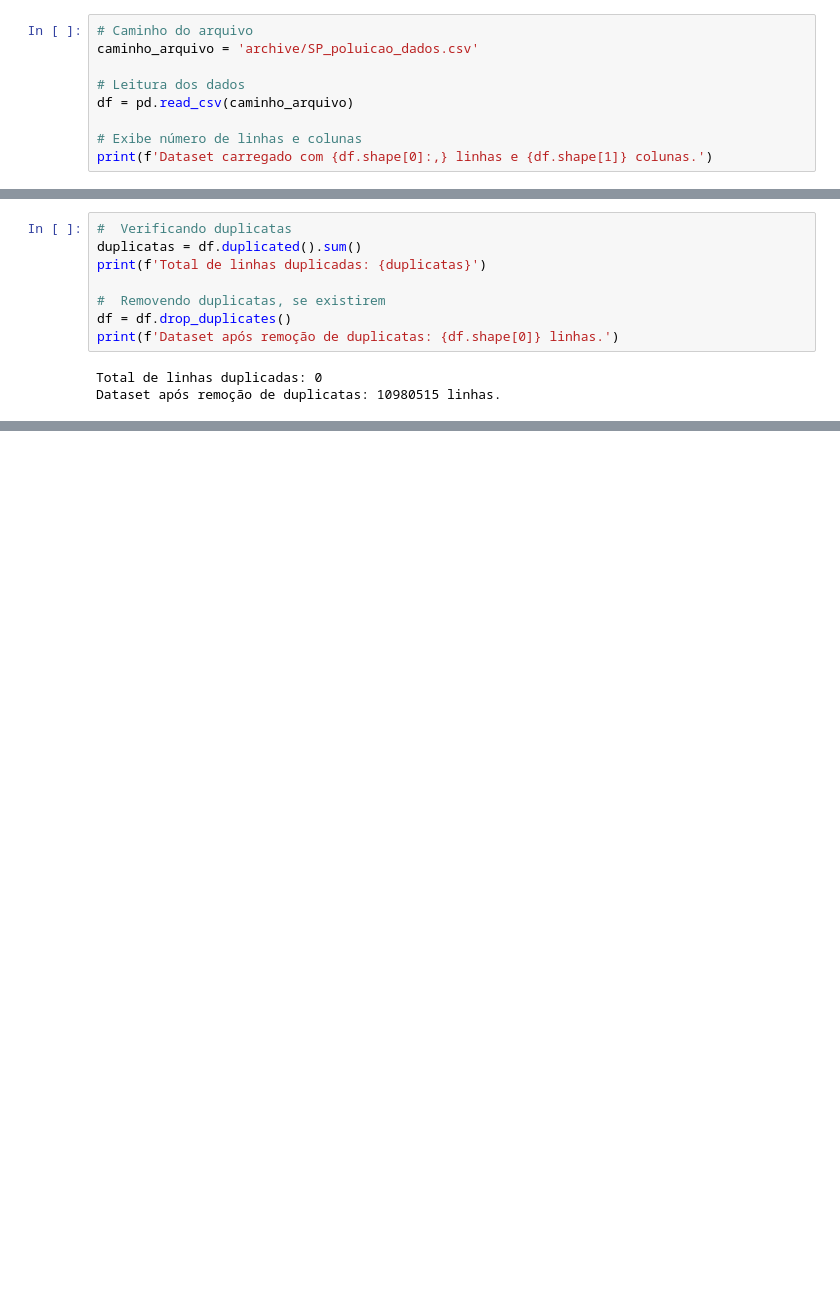
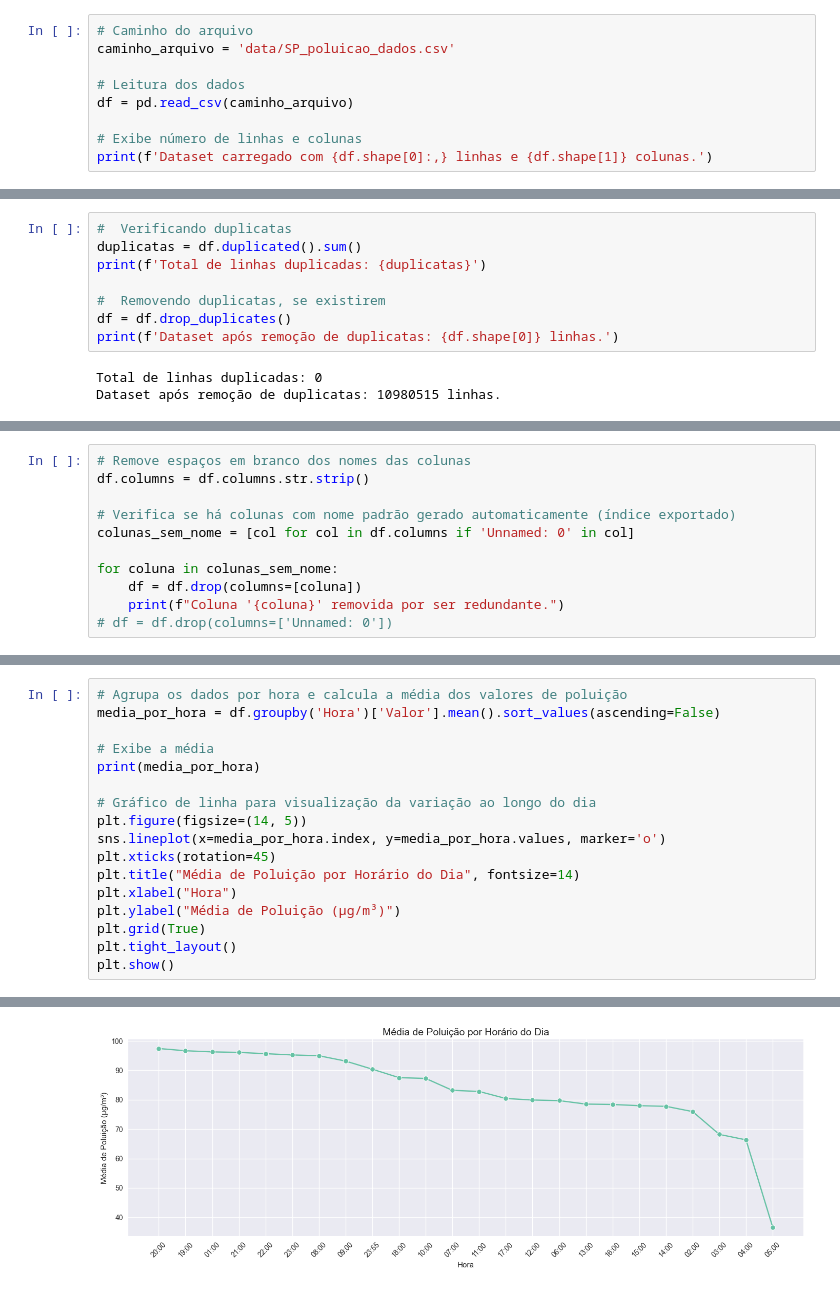
Before and after one commit to Jackson-Ramos/218606---ELABORAR-RELAT-RIO-ANAL-TICO-DE-DATA-SCIENCE, a Jupyter notebook: poluicao.ipynb, the cells around one changed output, grey strips where cells are left out. Saved outputs shown, nothing was run; the diff lists cells and outputs as text; blank space fills up the shorter version.

```diff
--- a/poluicao.ipynb
+++ b/poluicao.ipynb
@@ -63,6 +74,6 @@ Aqui carregamos o arquivo CSV diretamente da pasta.
 # %%
 # Caminho do arquivo
-caminho_arquivo = 'archive/SP_poluicao_dados.csv'
+caminho_arquivo = 'data/SP_poluicao_dados.csv'
 
 # Leitura dos dados
 df = pd.read_csv(caminho_arquivo)
@@ -171,0 +257,11 @@ Dataset após remoção de duplicatas: 10980515 linhas.
+# %%
+# Remove espaços em branco dos nomes das colunas
+df.columns = df.columns.str.strip()
+
+# Verifica se há colunas com nome padrão gerado automaticamente (índice exportado)
+colunas_sem_nome = [col for col in df.columns if 'Unnamed: 0' in col]
+
+for coluna in colunas_sem_nome:
+    df = df.drop(columns=[coluna])
+    print(f"Coluna '{coluna}' removida por ser redundante.")
+# df = df.drop(columns=['Unnamed: 0'])
@@ -171,0 +476,18 @@ Dataset após remoção de duplicatas: 10980515 linhas.
+# %%
+# Agrupa os dados por hora e calcula a média dos valores de poluição
+media_por_hora = df.groupby('Hora')['Valor'].mean().sort_values(ascending=False)
+
+# Exibe a média
+print(media_por_hora)
+
+# Gráfico de linha para visualização da variação ao longo do dia
+plt.figure(figsize=(14, 5))
+sns.lineplot(x=media_por_hora.index, y=media_por_hora.values, marker='o')
+plt.xticks(rotation=45)
+plt.title("Média de Poluição por Horário do Dia", fontsize=14)
+plt.xlabel("Hora")
+plt.ylabel("Média de Poluição (µg/m³)")
+plt.grid(True)
+plt.tight_layout()
+plt.show()
+# %% [output]
@@ -171,0 +511 @@ Dataset após remoção de duplicatas: 10980515 linhas.
+[figure, added]
```
Also changed, not shown: parts of 32 cells of this notebook.
